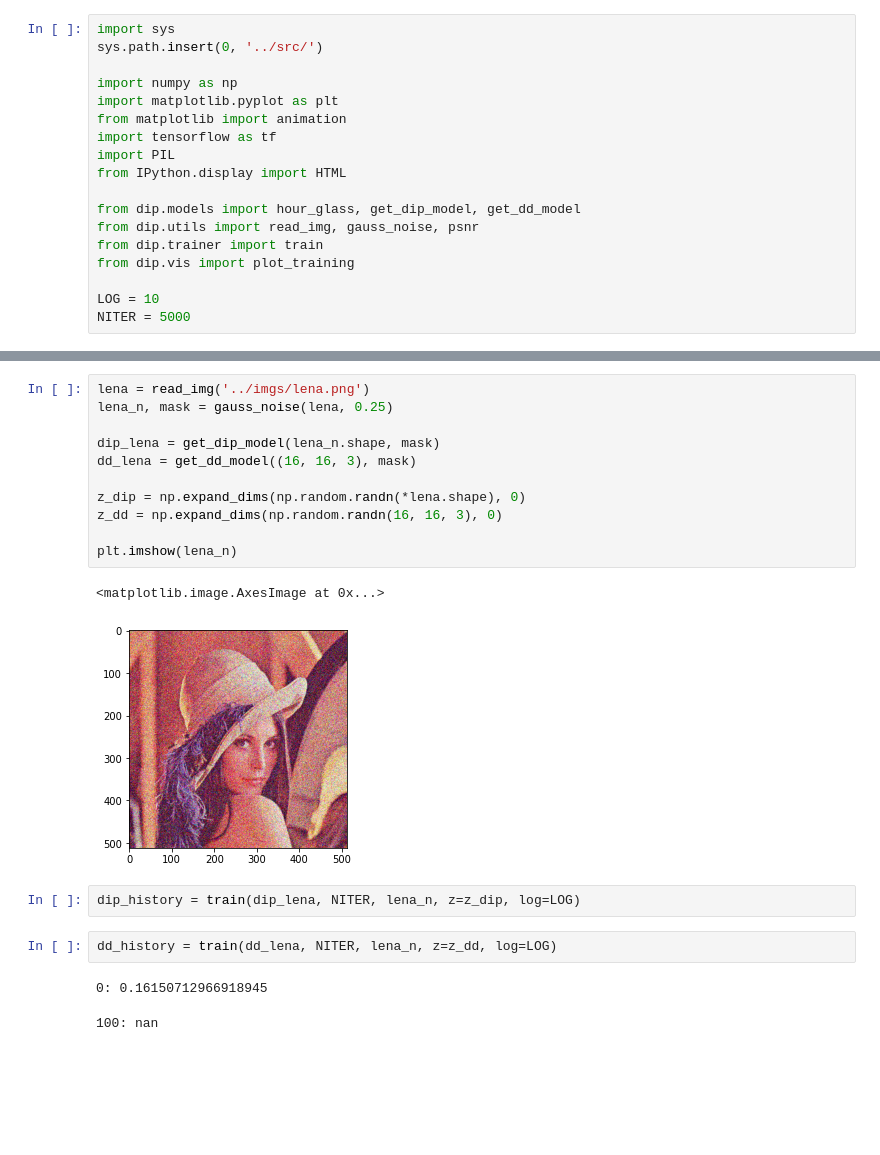
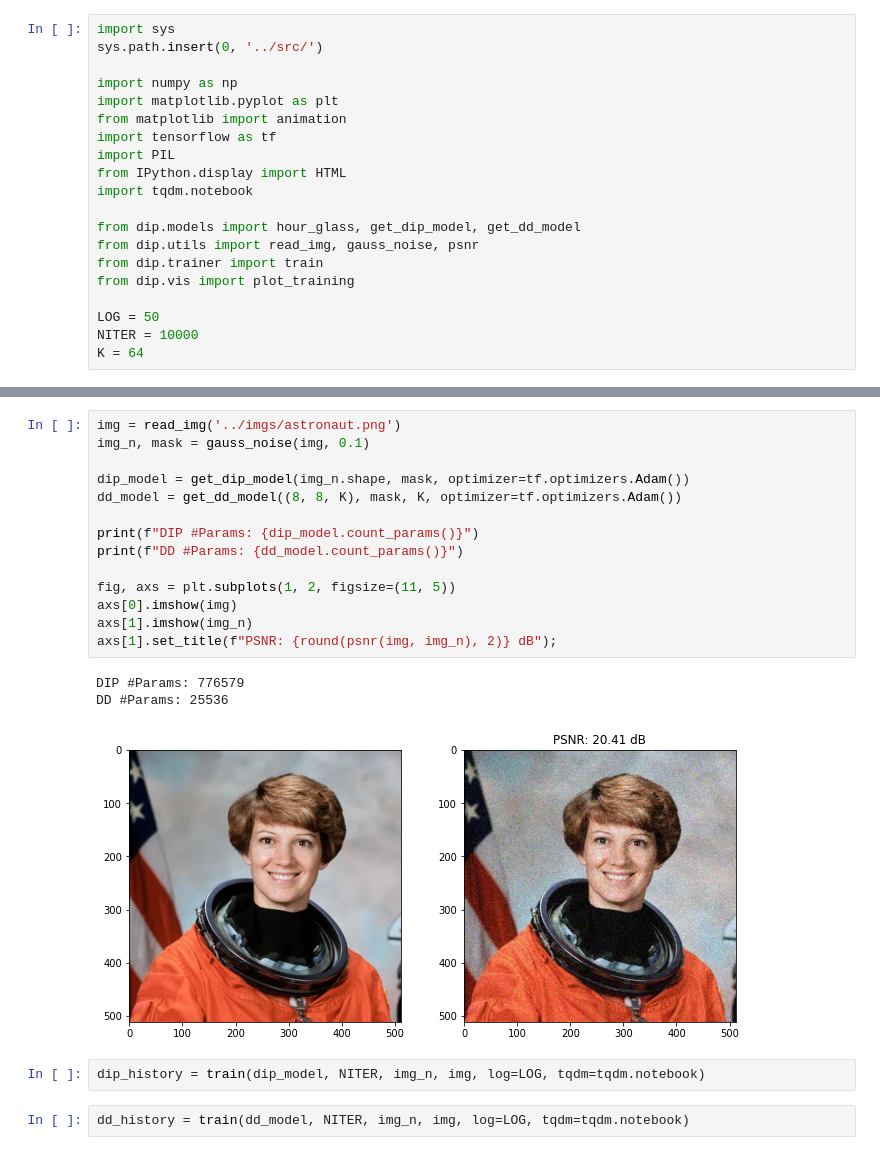
Before and after one commit to ceteke/ddip, a Jupyter notebook: nbs/denoise.ipynb, the cells around one changed output, grey strips where cells are left out. Cells and saved outputs as stored; diff of their text form; blank space fills up the shorter version.

```diff
--- a/nbs/denoise.ipynb
+++ b/nbs/denoise.ipynb
@@ -17,11 +18,13 @@ from matplotlib import animation
 import tensorflow as tf
 import PIL
 from IPython.display import HTML
+import tqdm.notebook
 
 from dip.models import hour_glass, get_dip_model, get_dd_model
 from dip.utils import read_img, gauss_noise, psnr
 from dip.trainer import train
 from dip.vis import plot_training
 
-LOG = 10
-NITER = 5000
+LOG = 50
+NITER = 10000
+K = 64
@@ -28,22 +39,23 @@ NITER = 5000
 # %%
-lena = read_img('../imgs/lena.png')
-lena_n, mask = gauss_noise(lena, 0.25)
+img = read_img('../imgs/astronaut.png')
+img_n, mask = gauss_noise(img, 0.1)
 
-dip_lena = get_dip_model(lena_n.shape, mask)
-dd_lena = get_dd_model((16, 16, 3), mask)
+dip_model = get_dip_model(img_n.shape, mask, optimizer=tf.optimizers.Adam())
+dd_model = get_dd_model((8, 8, K), mask, K, optimizer=tf.optimizers.Adam())
 
-z_dip = np.expand_dims(np.random.randn(*lena.shape), 0)
-z_dd = np.expand_dims(np.random.randn(16, 16, 3), 0)
+print(f"DIP #Params: {dip_model.count_params()}")
+print(f"DD #Params: {dd_model.count_params()}")
 
-plt.imshow(lena_n)
+fig, axs = plt.subplots(1, 2, figsize=(11, 5))
+axs[0].imshow(img)
+axs[1].imshow(img_n)
+axs[1].set_title(f"PSNR: {round(psnr(img, img_n), 2)} dB");
 # %% [output]
-<matplotlib.image.AxesImage at 0x...>
+DIP #Params: 776579
+DD #Params: 25536
-[figure, old version]
+[figure, new version]
 # %%
-dip_history = train(dip_lena, NITER, lena_n, z=z_dip, log=LOG)
+dip_history = train(dip_model, NITER, img_n, img, log=LOG, tqdm=tqdm.notebook)
-# %%
-dd_history = train(dd_lena, NITER, lena_n, z=z_dd, log=LOG)
-# %% [output]
-0: 0.16150712966918945
-100: nan
+# %%
+dd_history = train(dd_model, NITER, img_n, img, log=LOG, tqdm=tqdm.notebook)
 # %%
```
Also changed, not shown: parts of 8 cells of this notebook, 9 other files.
